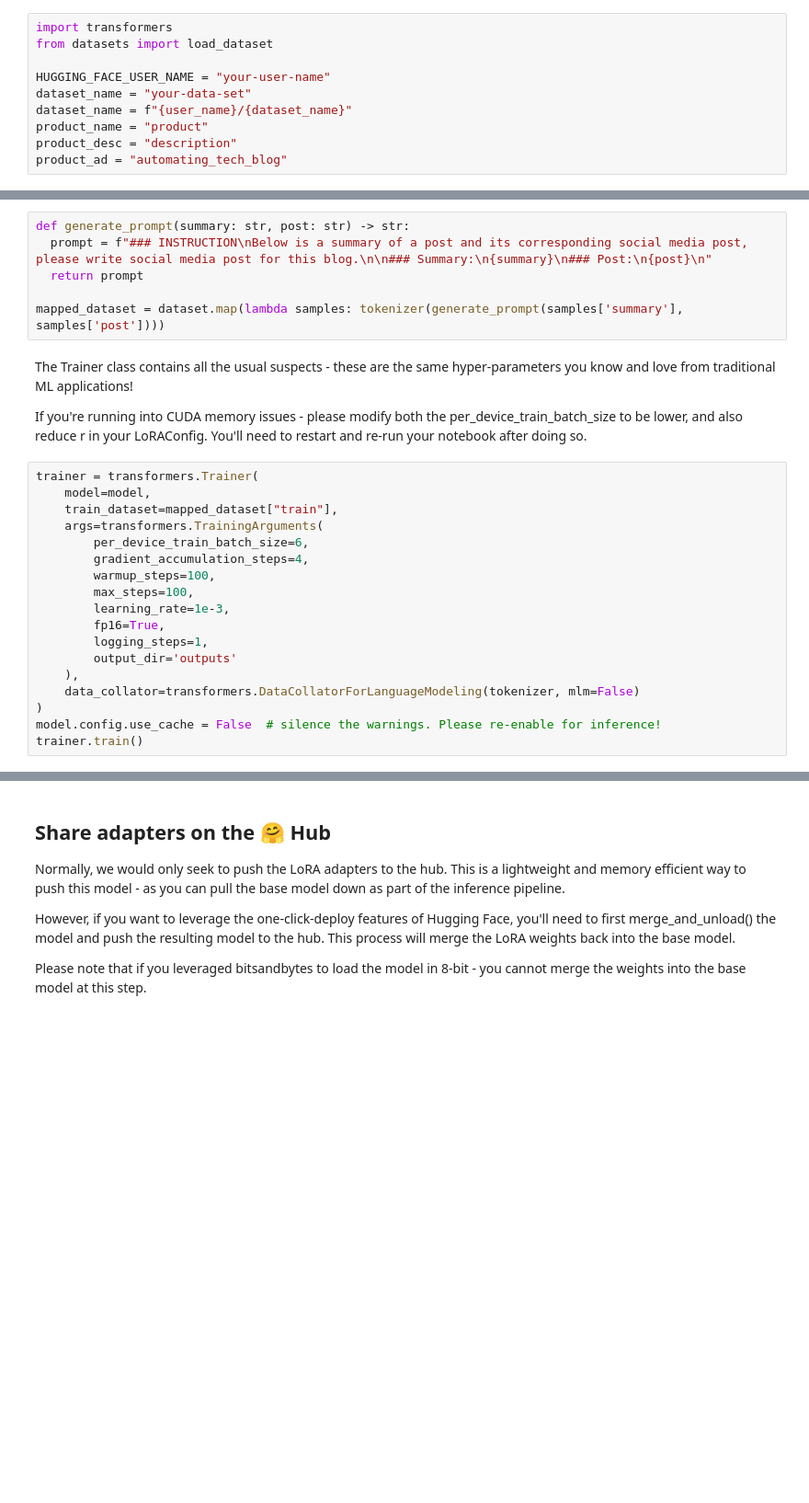
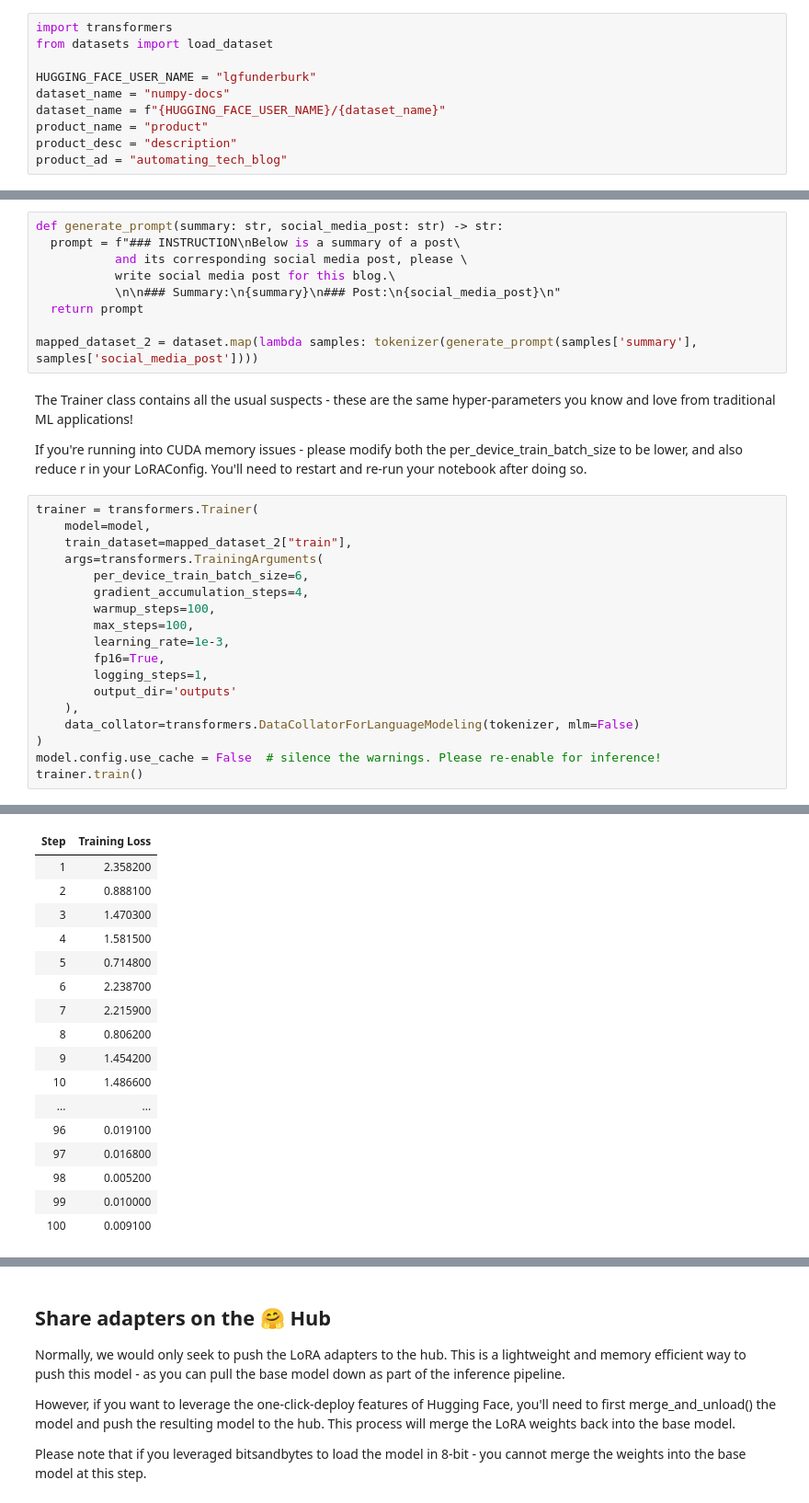
Before and after one commit to lfunderburk/automate-tech-post, a Jupyter notebook: notebooks/bloom_tuning.ipynb, the cells around one changed output, grey strips where cells are left out. Shown at 92% size. Cells and saved outputs as stored; diff of their text form; blank space fills up the shorter version.

```diff
--- a/notebooks/bloom_tuning.ipynb
+++ b/notebooks/bloom_tuning.ipynb
@@ -108,9 +167,9 @@ notebook_login()
 import transformers
 from datasets import load_dataset
 
-HUGGING_FACE_USER_NAME = "your-user-name"
-dataset_name = "your-data-set"
-dataset_name = f"{user_name}/{dataset_name}"
+HUGGING_FACE_USER_NAME = "lgfunderburk"
+dataset_name = "numpy-docs"
+dataset_name = f"{HUGGING_FACE_USER_NAME}/{dataset_name}"
 product_name = "product"
 product_desc = "description"
 product_ad = "automating_tech_blog"
@@ -121,11 +190,14 @@ print(dataset['train'][0])
 # %% [markdown]
 Because we're using BLOOMZ (which is an instruct-tuned base model), we should see better results providing the instruction - though that is not necessary.
 # %%
-def generate_prompt(summary: str, post: str) -> str:
-  prompt = f"### INSTRUCTION\nBelow is a summary of a post and its corresponding social media post, please write social media post for this blog.\n\n### Summary:\n{summary}\n### Post:\n{post}\n"
+def generate_prompt(summary: str, social_media_post: str) -> str:
+  prompt = f"### INSTRUCTION\nBelow is a summary of a post\
+           and its corresponding social media post, please \
+           write social media post for this blog.\
+           \n\n### Summary:\n{summary}\n### Post:\n{social_media_post}\n"
   return prompt
 
-mapped_dataset = dataset.map(lambda samples: tokenizer(generate_prompt(samples['summary'], samples['post'])))
+mapped_dataset_2 = dataset.map(lambda samples: tokenizer(generate_prompt(samples['summary'], samples['social_media_post'])))
 # %% [markdown]
 The Trainer class contains all the usual suspects - these are the same hyper-parameters you know and love from traditional ML applications!
 
@@ -133,7 +205,7 @@ If you're running into CUDA memory issues - please modify both the per_device_tr
 # %%
 trainer = transformers.Trainer(
     model=model,
-    train_dataset=mapped_dataset["train"],
+    train_dataset=mapped_dataset_2["train"],
     args=transformers.TrainingArguments(
         per_device_train_batch_size=6,
         gradient_accumulation_steps=4,
@@ -148,3 +220,4 @@ trainer = transformers.Trainer(
 )
 model.config.use_cache = False  # silence the warnings. Please re-enable for inference!
 trainer.train()
+# %% [output]
@@ -150,0 +226,17 @@ trainer.train()
+| Step | Training Loss |
+| 1 | 2.358200 |
+| 2 | 0.888100 |
+| 3 | 1.470300 |
+| 4 | 1.581500 |
+| 5 | 0.714800 |
+| 6 | 2.238700 |
+| 7 | 2.215900 |
+| 8 | 0.806200 |
+| 9 | 1.454200 |
+| 10 | 1.486600 |
+| ... | ... |
+| 96 | 0.019100 |
+| 97 | 0.016800 |
+| 98 | 0.005200 |
+| 99 | 0.010000 |
+| 100 | 0.009100 |
```
Also changed, not shown: parts of 11 cells of this notebook, 2 other files.
